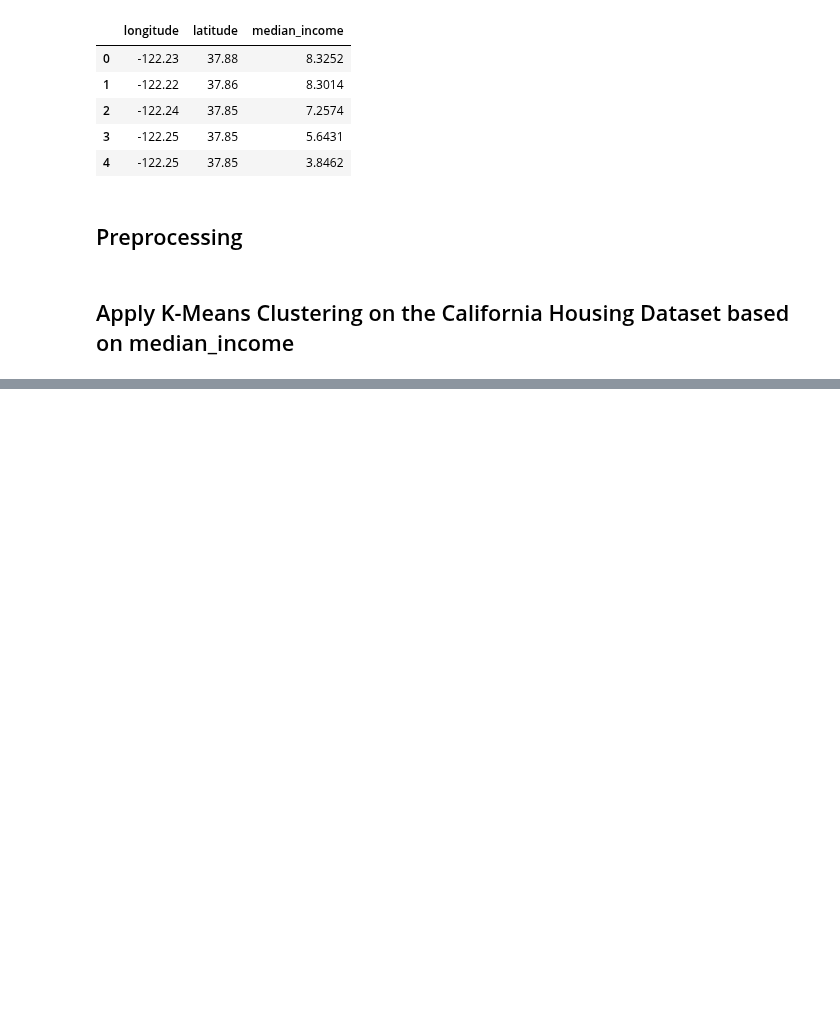
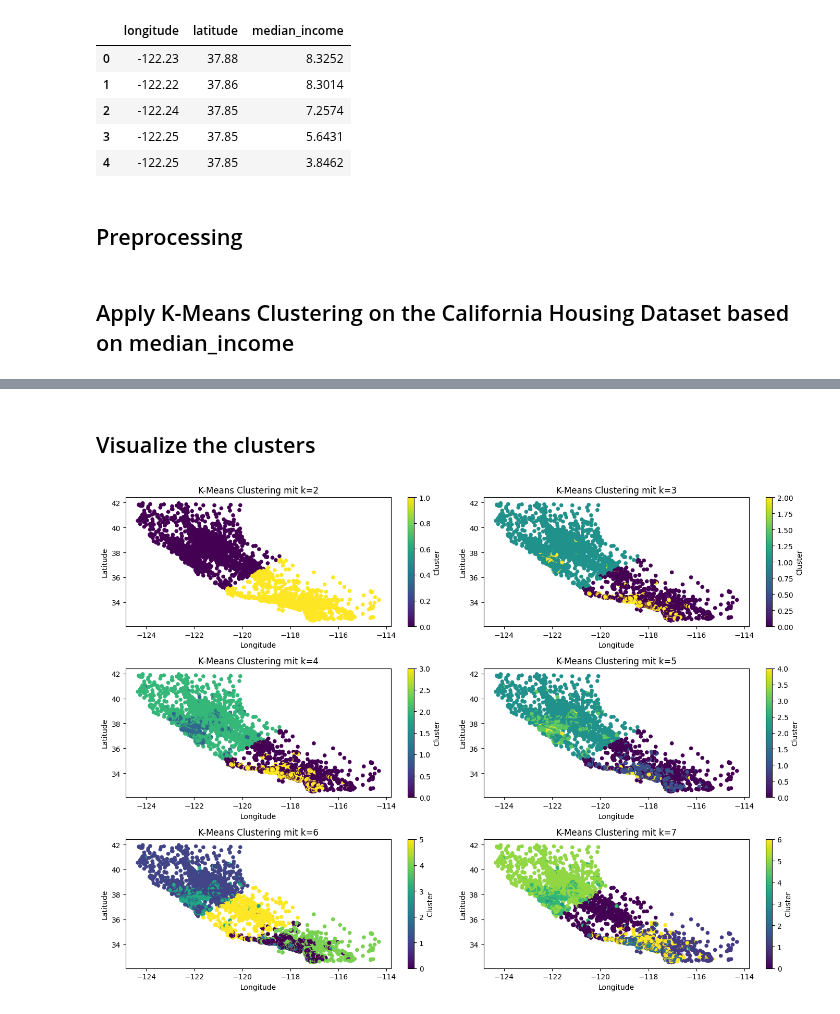
Before and after one commit to bademari/AI_ML_Lab, a Jupyter notebook: Lab 6.ipynb, the cells around one changed output, grey strips where cells are left out. Saved outputs shown, nothing was run; the diff lists cells and outputs as text; code cells hidden in the pictures; blank space fills up the shorter version.

```diff
--- a/Lab 6.ipynb
+++ b/Lab 6.ipynb
@@ -33,0 +57,24 @@ ypred = kmeans.fit(housing_selected_scaled)
+# %% [markdown]
+## Visualize the clusters
+# %%
+k_values = [2, 3, 4, 5, 6, 7]
+
+
+plt.figure(figsize=(14, 10))
+for i, k in enumerate(k_values, 1):
+
+    kmeans = KMeans(n_clusters=k, random_state=0)
+    clusters = kmeans.fit_predict(housing_selected_scaled)
+
+
+    plt.subplot(3, 2, i)
+    plt.scatter(housing_selected['longitude'], housing_selected['latitude'], c=clusters, cmap='viridis', s=20)
+    plt.xlabel('Longitude')
+    plt.ylabel('Latitude')
+    plt.title(f'K-Means Clustering mit k={k}')
+    plt.colorbar(label='Cluster')
+
+plt.tight_layout()
+plt.show()
+# %% [output]
+[figure, added]
```
Also changed, not shown: parts of 4 cells of this notebook, 1 other file.
